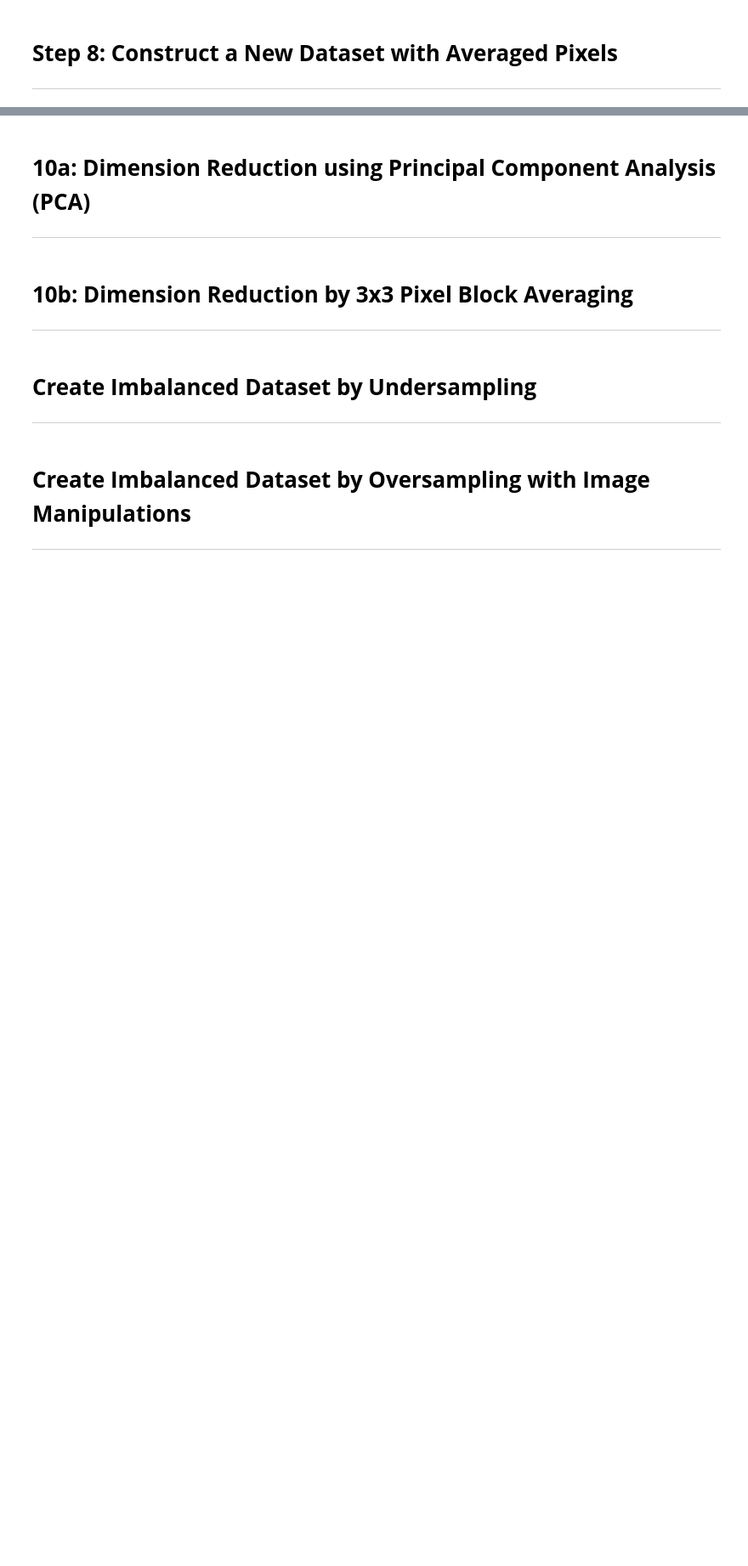
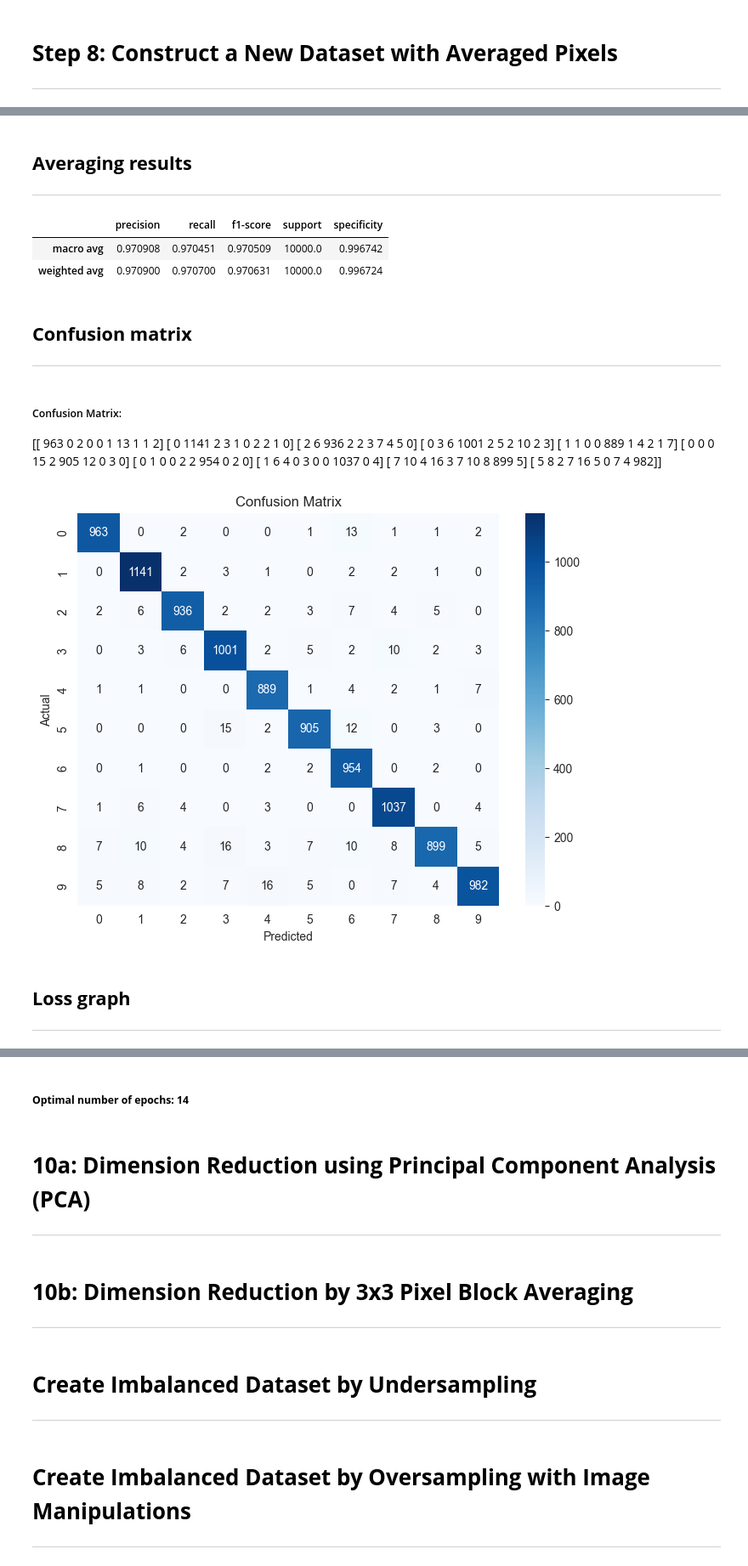
Before and after one commit to BarackSamuni/Data_Science2-Homework1, a Jupyter notebook: Homework1_solution.ipynb, the cells around one changed output, grey strips where cells are left out. Shown at 85% size. Saved outputs shown, nothing was run; the diff lists cells and outputs as text; code cells hidden in the pictures; blank space fills up the shorter version.

Commit message:
fixed averaging and made the whole analysis as one function (:

```diff
--- a/Homework1_solution.ipynb
+++ b/Homework1_solution.ipynb
@@ -269,8 +323,26 @@ Optimal number of epochs: 6
 ***
 # %%
 def average_surrounding_pixels(images):
-    return np.array([uniform_filter(image, size=2) for image in images])
+    # define kernel
+    avg_kernel = np.ones((3, 3), np.float32) / 9
 
-X_train_avg = average_surrounding_pixels(x_train)
-X_test_avg = average_surrounding_pixels(x_test)
+    # Apply convolution
+    avg_images = []
+
+    for image in images:
+        avg_image = cv2.filter2D(image, -1, avg_kernel)
+        avg_images.append(avg_image)
+    return avg_images
+
+def split_dataset_and_normalize(dataset,labels,train_size=None,test_size=None):
+    x_train, x_test, y_train, y_test = train_test_split(dataset,labels,train_size=train_size, test_size=test_size, random_state=seed)
+    x_train, y_train, x_test, y_test = np.float32(x_train), np.int32(y_train), np.float32(x_test), np.int32(y_test)
+
+    x_train, x_test = x_train / 255.0, x_test / 255.0  # Normalize pixel values
+    return (x_train, y_train), (x_test, y_test)
+
+images, labels = load_mnist_images_and_labels()
+avg_images = average_surrounding_pixels(images)
+(x_train, y_train), (x_test, y_test) = split_dataset_and_normalize(avg_images,labels,train_size=60000,test_size=10000)
+analyze_model_performance(x_train,y_train,x_test,y_test)
 # %% [output]
@@ -277,0 +373,21 @@ KeyboardInterrupt:
+## **Averaging results**
+***
+|  | precision | recall | f1-score | support | specificity |
+| macro avg | 0.970908 | 0.970451 | 0.970509 | 10000.0 | 0.996742 |
+| weighted avg | 0.970900 | 0.970700 | 0.970631 | 10000.0 | 0.996724 |
+## **Confusion matrix**
+***
+##### Confusion Matrix:
+ [[ 963    0    2    0    0    1   13    1    1    2]
+ [   0 1141    2    3    1    0    2    2    1    0]
+ [   2    6  936    2    2    3    7    4    5    0]
+ [   0    3    6 1001    2    5    2   10    2    3]
+ [   1    1    0    0  889    1    4    2    1    7]
+ [   0    0    0   15    2  905   12    0    3    0]
+ [   0    1    0    0    2    2  954    0    2    0]
+ [   1    6    4    0    3    0    0 1037    0    4]
+ [   7   10    4   16    3    7   10    8  899    5]
+ [   5    8    2    7   16    5    0    7    4  982]]
+[figure, added]
+## **Loss graph**
+***
@@ -278,3 +395,4 @@ KeyboardInterrupt:
+##### **Optimal number of epochs: 14**
 # %%
 # Build the neural network model
 AVG_model = Sequential([
```
Also changed, not shown: parts of 15 cells of this notebook, 1 other file.
